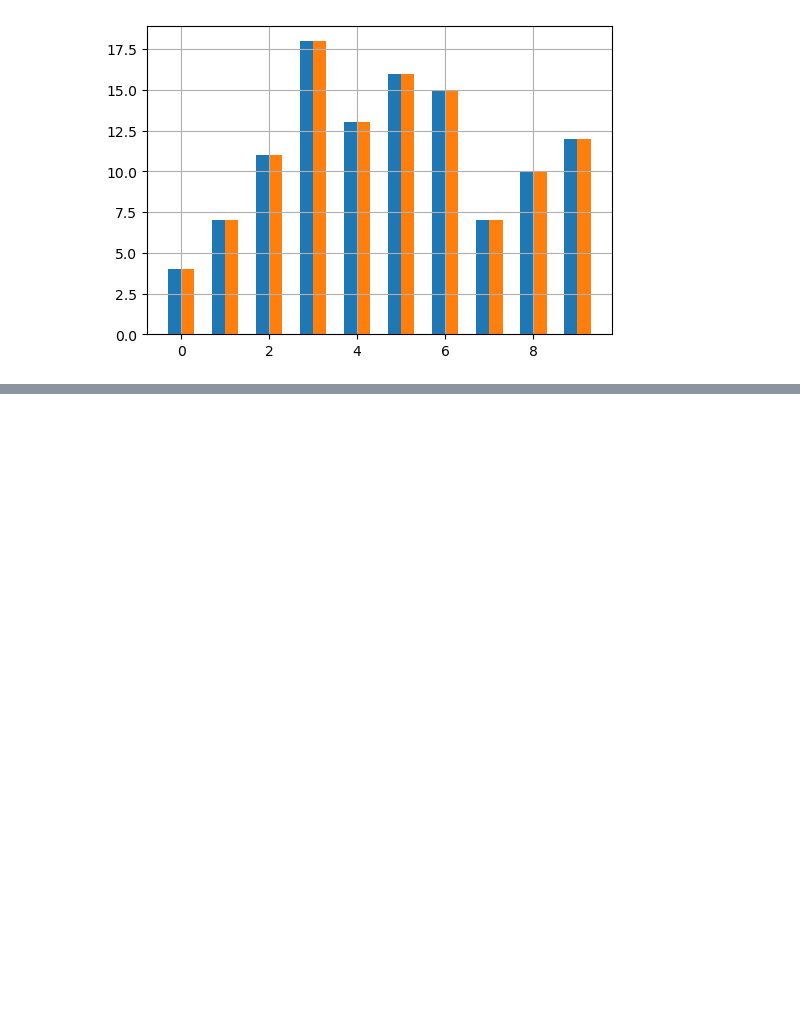
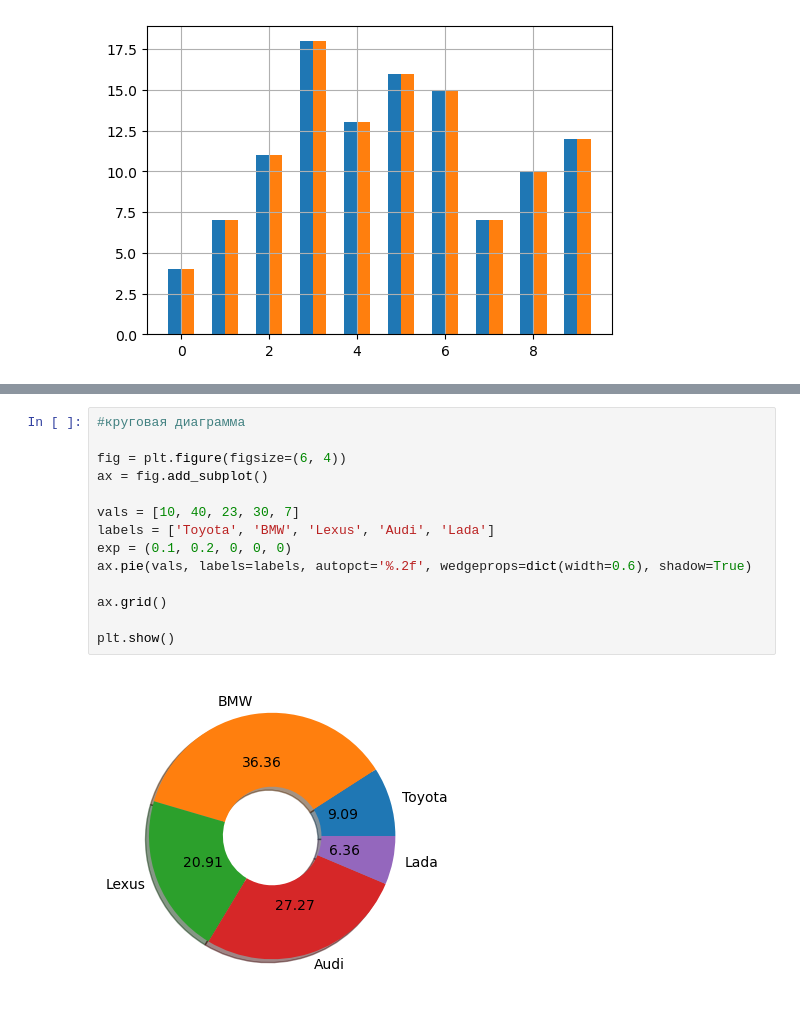
Before and after one commit to AleksandrFrom/DS, a Jupyter notebook: Matplotlib/10.ipynb, the cells around one changed output, grey strips where cells are left out. Cells and saved outputs as stored; diff of their text form; blank space fills up the shorter version.

```diff
--- a/Matplotlib/10.ipynb
+++ b/Matplotlib/10.ipynb
@@ -109,0 +141,16 @@ plt.show()
+# %%
+#круговая диаграмма
+
+fig = plt.figure(figsize=(6, 4))
+ax = fig.add_subplot()
+
+vals = [10, 40, 23, 30, 7]
+labels = ['Toyota', 'BMW', 'Lexus', 'Audi', 'Lada']
+exp = (0.1, 0.2, 0, 0, 0)
+ax.pie(vals, labels=labels, autopct='%.2f', wedgeprops=dict(width=0.6), shadow=True)
+
+ax.grid()
+
+plt.show()
+# %% [output]
+[figure, added]
```
Also changed, not shown: parts of 2 cells of this notebook, 5 other files.
